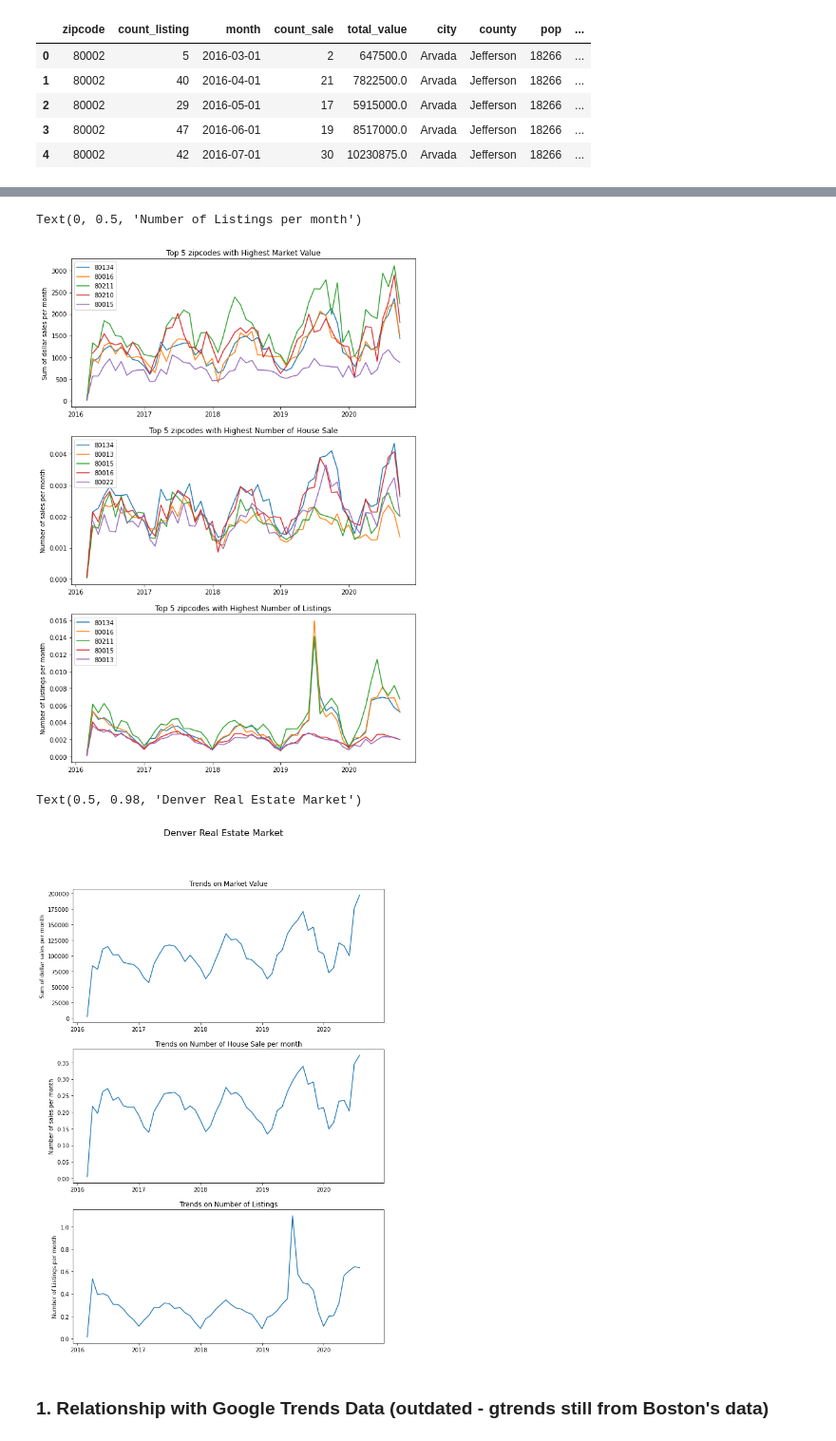
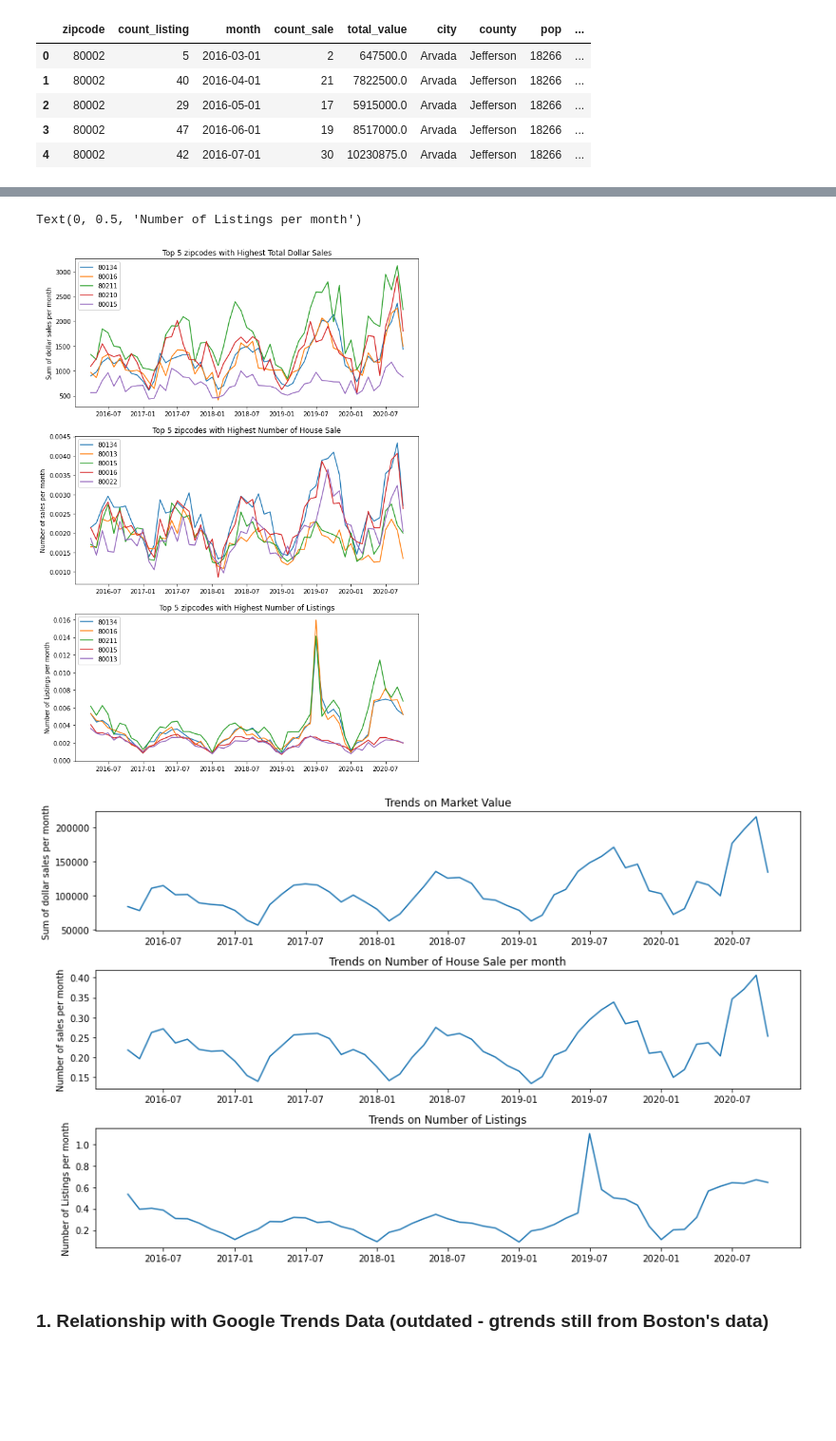
Before and after one commit to wijayajessica/Digital-Real-Estate-Index, a Jupyter notebook: draft_models/EDA_and_Baseline_Forecast_Model-Denver.ipynb, the cells around one changed output, grey strips where cells are left out. Shown at 95% size. Saved outputs shown, nothing was run; the diff lists cells and outputs as text; code cells hidden in the pictures; blank space fills up the shorter version.

```diff
--- a/draft_models/EDA_and_Baseline_Forecast_Model-Denver.ipynb
+++ b/draft_models/EDA_and_Baseline_Forecast_Model-Denver.ipynb
@@ -108,7 +108,7 @@ for zipcode in top10sales[:5]:
     df_plot = df_monthly_population[df_monthly_population["zipcode"]==zipcode]
     ax[0].plot(df_plot['month'], df_plot["total_value_normalized"], label=zipcode)
 ax[0].legend()
-ax[0].set_title("Top 5 zipcodes with Highest Market Value")
+ax[0].set_title("Top 5 zipcodes with Highest Total Dollar Sales")
 ax[0].set_ylabel("Sum of dollar sales per month")
 
 for zipcode in top10unitSold[:5]:
@@ -126,24 +126,24 @@ ax[2].set_title("Top 5 zipcodes with Highest Number of Listings")
 ax[2].set_ylabel("Number of Listings per month")
 # %% [output]
 Text(0, 0.5, 'Number of Listings per month')
-[figure, old version]
+[figure, new version]
 # %%
-fig, ax = plt.subplots(3,1,figsize=(10,15))
+fig, ax = plt.subplots(3,1,figsize=(12,7.5))
 df_plot = df_monthly_population.groupby("month").sum()[["total_value_normalized", "count_sale_normalized",
                                                         "count_listing_normalized"]].reset_index()
 ax[0].plot(df_plot['month'], df_plot["total_value_normalized"], label="total_value")
 ax[0].set_title("Trends on Market Value")
 ax[0].set_ylabel("Sum of dollar sales per month")
 ax[1].plot(df_plot['month'], df_plot["count_sale_normalized"], label="count_sale")
 ax[1].set_title("Trends on Number of House Sale per month")
 ax[1].set_ylabel("Number of sales per month")
 ax[2].plot(df_plot['month'], df_plot["count_listing_normalized"], label="count_listings")
 ax[2].set_title("Trends on Number of Listings")
 ax[2].set_ylabel("Number of Listings per month")
-fig.suptitle("Denver Real Estate Market", fontsize=16)
+
+plt.tight_layout()
 # %% [output]
-Text(0.5, 0.98, 'Denver Real Estate Market')
-[figure, old version]
+[figure, new version]
 # %%
 df_monthly_population = df_monthly_population.sort_values('month')
 # %% [markdown]
```
Also changed, not shown: parts of 16 cells of this notebook.
